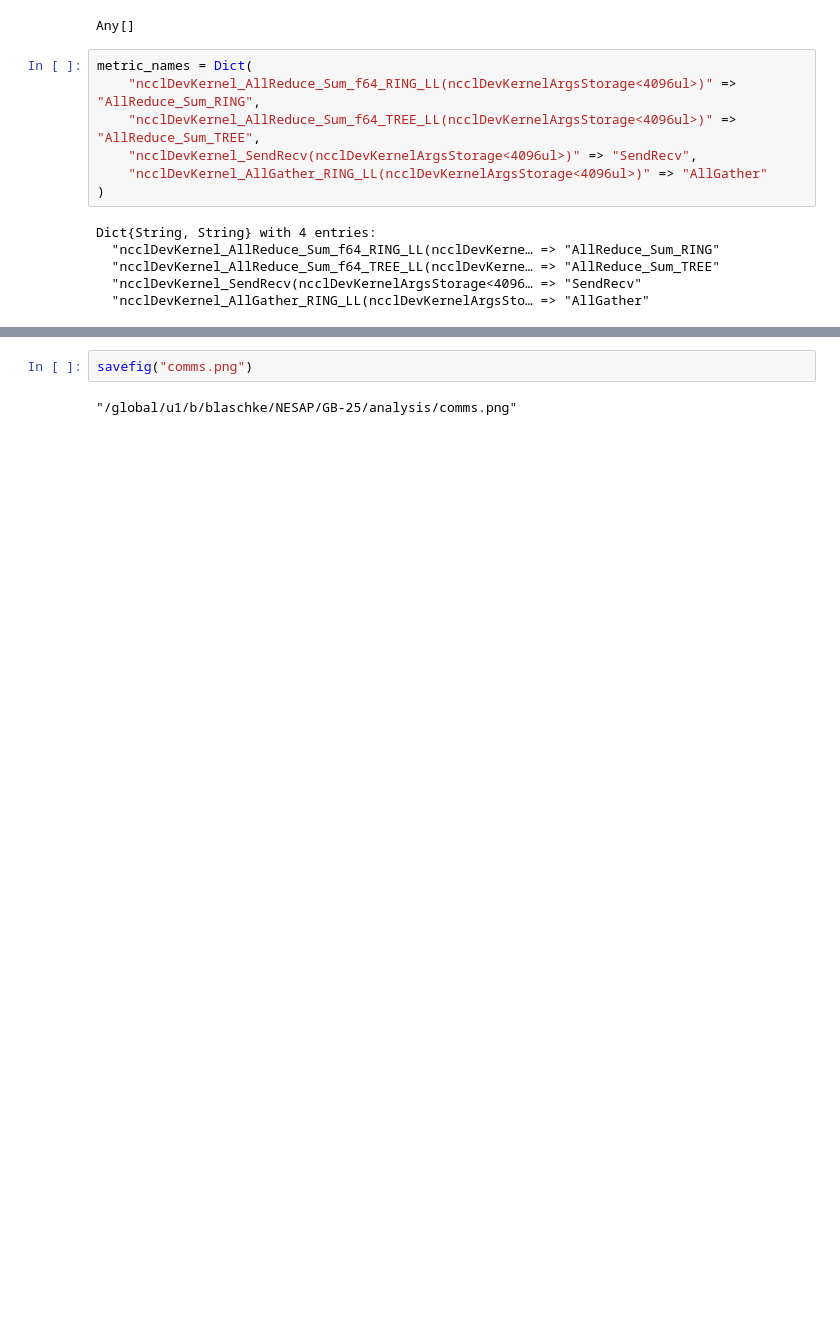
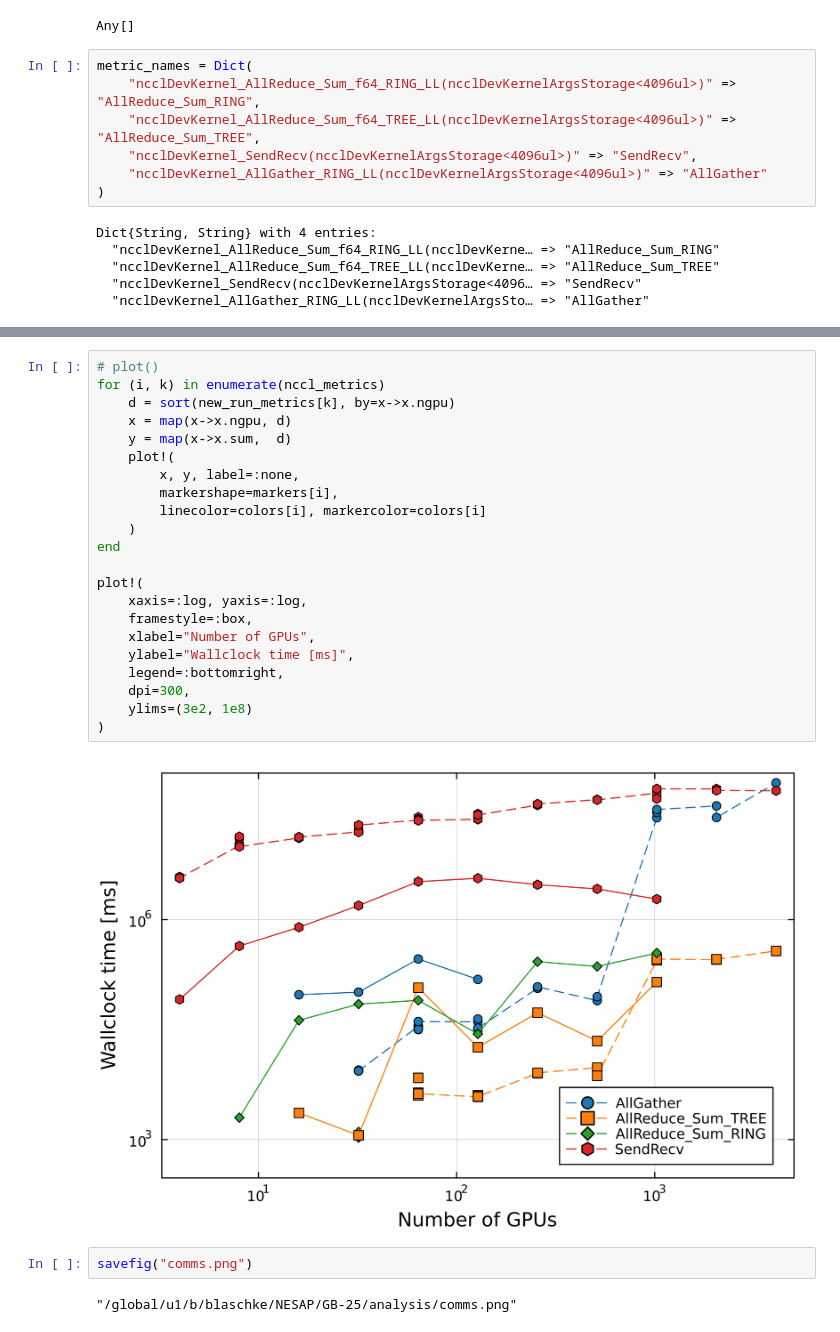
Before and after one commit to PRONTOLab/GB-25, a Jupyter notebook: analysis/perlmutter_analysis.ipynb, the cells around one changed output, grey strips where cells are left out. Cells and saved outputs as stored; diff of their text form; blank space fills up the shorter version.

```diff
--- a/analysis/perlmutter_analysis.ipynb
+++ b/analysis/perlmutter_analysis.ipynb
@@ -437,3 +465,27 @@ plot!(
+# %%
+# plot()
+for (i, k) in enumerate(nccl_metrics)
+    d = sort(new_run_metrics[k], by=x->x.ngpu)
+    x = map(x->x.ngpu, d)
+    y = map(x->x.sum,  d)
+    plot!(
+        x, y, label=:none,
+        markershape=markers[i],
+        linecolor=colors[i], markercolor=colors[i]
+    )
+end
+
+plot!(
+    xaxis=:log, yaxis=:log,
+    framestyle=:box,
+    xlabel="Number of GPUs",
+    ylabel="Wallclock time [ms]",
+    legend=:bottomright,
+    dpi=300,
+    ylims=(3e2, 1e8)
+)
+# %% [output]
+[figure, added]
 # %%
 savefig("comms.png")
 # %% [output]
```
Also changed, not shown: parts of 13 cells of this notebook, 6 other files.
